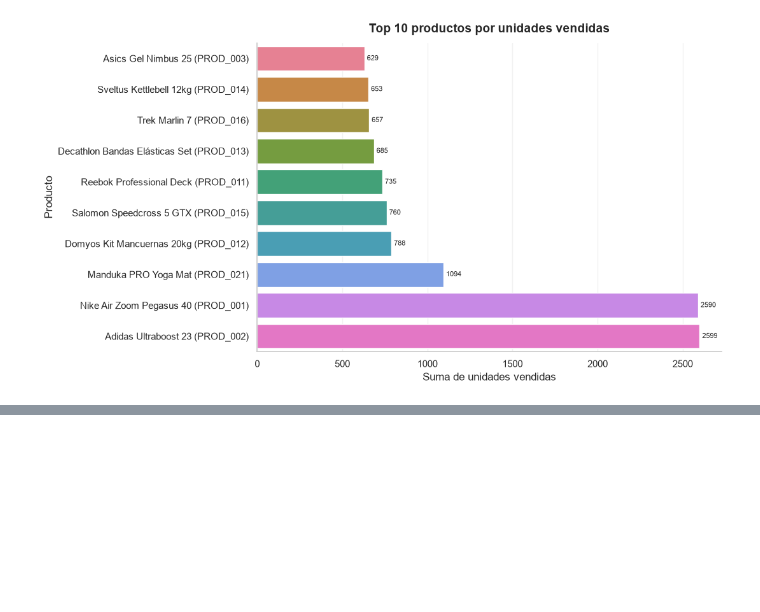
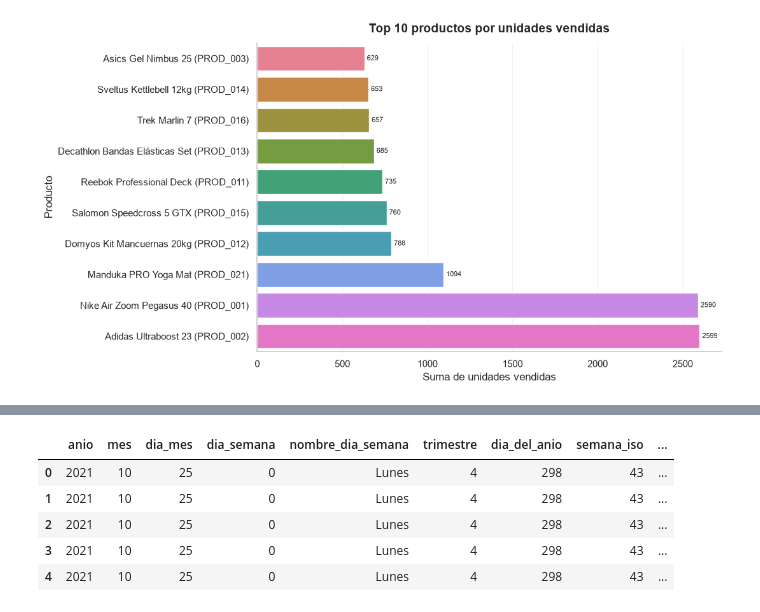
Before and after one commit to vehiller/ds4b-experienc-ia-en-data-science, a Jupyter notebook: notebooks/entrenamiento.ipynb, the cells around one changed output, grey strips where cells are left out. Cells and saved outputs as stored; diff of their text form; code cells hidden in the pictures; blank space fills up the shorter version.

```diff
--- a/notebooks/entrenamiento.ipynb
+++ b/notebooks/entrenamiento.ipynb
@@ -508,0 +513,78 @@ plt.show()
+# %%
+fechas_df = pd.to_datetime(df['fecha'])
+anios_df = sorted(fechas_df.dt.year.dropna().unique().tolist())
+calendario_festivos_es = holidays.country_holidays(
+    'ES', years=[int(anio) for anio in anios_df]
+)
+
+df['anio'] = fechas_df.dt.year
+df['mes'] = fechas_df.dt.month
+df['dia_mes'] = fechas_df.dt.day
+df['dia_semana'] = fechas_df.dt.dayofweek
+df['nombre_dia_semana'] = fechas_df.dt.dayofweek.map(
+    dict(enumerate(['Lunes', 'Martes', 'Miercoles', 'Jueves', 'Viernes', 'Sabado', 'Domingo']))
+)
+df['trimestre'] = fechas_df.dt.quarter
+df['dia_del_anio'] = fechas_df.dt.dayofyear
+df['semana_iso'] = fechas_df.dt.isocalendar().week.astype('int64')
+
+df['es_fin_de_semana'] = df['dia_semana'].isin([5, 6])
+df['es_inicio_mes'] = df['dia_mes'] <= 3
+df['es_fin_mes'] = df['dia_mes'] > (fechas_df.dt.days_in_month - 3)
+df['mes_sin'] = np.sin(2 * np.pi * (df['mes'] - 1) / 12)
+df['mes_cos'] = np.cos(2 * np.pi * (df['mes'] - 1) / 12)
+df['dia_semana_sin'] = np.sin(2 * np.pi * df['dia_semana'] / 7)
+df['dia_semana_cos'] = np.cos(2 * np.pi * df['dia_semana'] / 7)
+
+fechas_solo_dia = fechas_df.dt.date
+df['es_festivo_es'] = fechas_solo_dia.isin(calendario_festivos_es)
+df['nombre_festivo_es'] = fechas_solo_dia.map(calendario_festivos_es.get).fillna('No festivo')
+
+fechas_black_friday = {}
+for anio in anios_df:
+    viernes_noviembre = pd.date_range(
+        start=f'{int(anio)}-11-01', end=f'{int(anio)}-11-30', freq='W-FRI'
+    )
+    fechas_black_friday[int(anio)] = viernes_noviembre[-1]
+
+fechas_cyber_monday = {
+    anio: fecha_black_friday + pd.Timedelta(days=3)
+    for anio, fecha_black_friday in fechas_black_friday.items()
+}
+fechas_normalizadas = fechas_df.dt.normalize()
+df['es_black_friday'] = fechas_normalizadas.isin(fechas_black_friday.values())
+df['es_cyber_monday'] = fechas_normalizadas.isin(fechas_cyber_monday.values())
+fechas_campana_black_friday = [
+    fecha + pd.Timedelta(days=dia)
+    for fecha in fechas_black_friday.values()
+    for dia in range(4)
+]
+df['es_campana_black_friday'] = fechas_normalizadas.isin(fechas_campana_black_friday)
+
+variables_temporales = [
+    'anio', 'mes', 'dia_mes', 'dia_semana', 'nombre_dia_semana', 'trimestre',
+    'dia_del_anio', 'semana_iso', 'es_fin_de_semana', 'es_inicio_mes',
+    'es_fin_mes', 'mes_sin', 'mes_cos', 'dia_semana_sin', 'dia_semana_cos',
+    'es_festivo_es', 'nombre_festivo_es', 'es_black_friday',
+    'es_cyber_monday', 'es_campana_black_friday',
+]
+
+print(f'Variables temporales creadas: {len(variables_temporales)}')
+display(df[variables_temporales].head())
+
+print('Festivos nacionales de Espana presentes en los datos:')
+display(
+    df.loc[df['es_festivo_es'], ['fecha', 'nombre_festivo_es']]
+    .drop_duplicates().sort_values('fecha').reset_index(drop=True)
+)
+
+print('Fechas de Black Friday y Cyber Monday con cobertura en df:')
+display(
+    df.loc[df['es_black_friday'] | df['es_cyber_monday'],
+           ['fecha', 'es_black_friday', 'es_cyber_monday']]
+    .drop_duplicates().sort_values('fecha').reset_index(drop=True)
+)
+print('Fechas de Cyber Monday calculadas por ano:', {
+    anio: fecha.date() for anio, fecha in fechas_cyber_monday.items()
+})
+# %% [output]
@@ -508,0 +592,6 @@ plt.show()
+|  | anio | mes | dia_mes | dia_semana | nombre_dia_semana | trimestre | dia_del_anio | semana_iso | ... |
+| 0 | 2021 | 10 | 25 | 0 | Lunes | 4 | 298 | 43 | ... |
+| 1 | 2021 | 10 | 25 | 0 | Lunes | 4 | 298 | 43 | ... |
+| 2 | 2021 | 10 | 25 | 0 | Lunes | 4 | 298 | 43 | ... |
+| 3 | 2021 | 10 | 25 | 0 | Lunes | 4 | 298 | 43 | ... |
+| 4 | 2021 | 10 | 25 | 0 | Lunes | 4 | 298 | 43 | ... |
```
Also changed, not shown: parts of 12 cells of this notebook, 3 other files.
